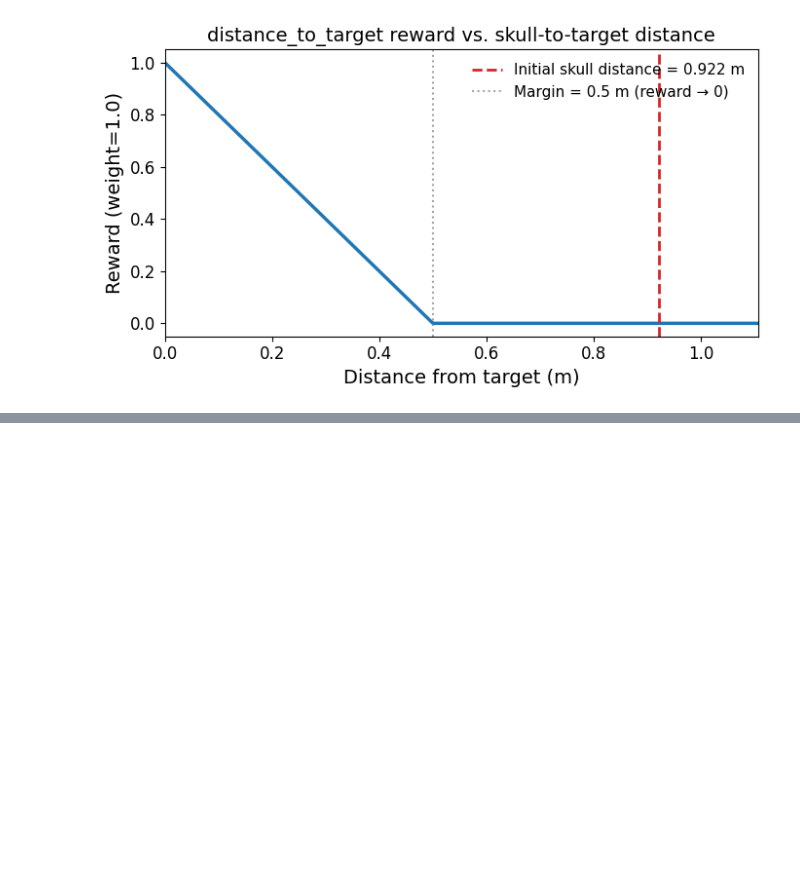
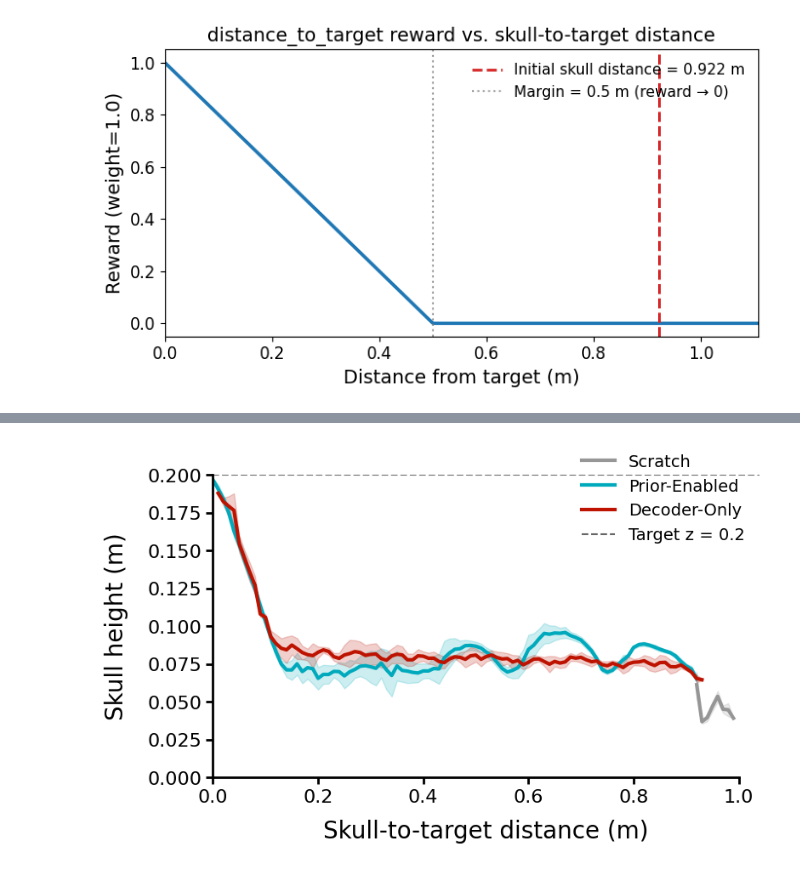
Before and after one commit to asirbu77/SCAMPER, a Jupyter notebook: notebooks/analysis/walk_rear_multi_model.ipynb, the cells around one changed output, grey strips where cells are left out. Cells and saved outputs as stored; diff of their text form; code cells hidden in the pictures; blank space fills up the shorter version.

```diff
--- a/notebooks/analysis/walk_rear_multi_model.ipynb
+++ b/notebooks/analysis/walk_rear_multi_model.ipynb
@@ -605,0 +664,87 @@ Saved to /home/mila/a/aidan.sirbu/SCAMPER/notebooks/plots/rl_performance/walk_re
+# %%
+# Plot skull z-height vs distance to target for all training modes (combined seaborn lineplot)
+import seaborn as sns
+import matplotlib.pyplot as plt
+import pandas as pd
+from pathlib import Path
+
+save_dir = Path("/home/mila/a/aidan.sirbu/SCAMPER/notebooks/plots/rl_performance")
+save_dir.mkdir(parents=True, exist_ok=True)
+save_name = "walk_rear_skull_height"
+
+MODE_LABELS = {
+    "scratch": "Scratch",
+    "prior_decoder": "Prior-Enabled",
+    "decoder_only": "Decoder-Only",
+}
+MODE_ORDER = ["scratch", "prior_decoder", "decoder_only"]
+modes_with_data = [m for m in MODE_ORDER if m in grouped]
+
+# Target z from the first rollout's config (all share the same target)
+target_z = 0.2  # config["env"]["target_z"] for all checkpoints
+
+# Build long-format DataFrame for seaborn, binning distance to 0.01 m
+plot_rows = []
+for mode in modes_with_data:
+    for r in grouped[mode]:
+        for d, z in zip(r["distances"], r["skull_z"]):
+            plot_rows.append({
+                "Skull-to-target distance (m)": np.round(d, 2),
+                "Skull height (m)": z,
+                "Training Mode": MODE_LABELS[mode],
+            })
+
+df_plot = pd.DataFrame(plot_rows)
+
+palette = {
+    "Prior-Enabled": tuple(c / 255 for c in (0, 170, 188)),
+    "Decoder-Only": tuple(c / 255 for c in (189, 19, 0)),
+    "Scratch": tuple(c / 255 for c in (150, 150, 150)),
+}
+hue_order = [MODE_LABELS[m] for m in modes_with_data]
+
+fig, ax = plt.subplots(figsize=(8, 5))
+
+sns.lineplot(
+    data=df_plot,
+    x="Skull-to-target distance (m)",
+    y="Skull height (m)",
+    hue="Training Mode",
+    hue_order=hue_order,
+    palette=palette,
+    errorbar="sd",
+    linewidth=3,
+    ax=ax,
+)
+
+# Horizontal line at target z
+ax.axhline(target_z, color="black", linestyle="--", linewidth=1.5, alpha=0.6, label=f"Target z = {target_z}")
+
+ax.set_xlabel("Skull-to-target distance (m)", fontsize=20, labelpad=12)
+ax.set_ylabel("Skull height (m)", fontsize=20, labelpad=16)
+ax.tick_params(labelsize=16, width=2, length=6)
+ax.set_xlim(left=0)
+ax.set_ylim(bottom=0, top=0.2)
+
+sns.despine(ax=ax)
+
+# Bound spines to meet at the origin
+xticks = [t for t in ax.get_xticks() if 0 <= t <= ax.get_xlim()[1]]
+yticks = [t for t in ax.get_yticks() if 0 <= t <= ax.get_ylim()[1]]
+ax.spines["bottom"].set_bounds(0, xticks[-1])
+ax.spines["left"].set_bounds(0, yticks[-1])
+
+for spine in ["left", "bottom"]:
+    ax.spines[spine].set_linewidth(2)
+
+ax.legend(fontsize=14, frameon=False, loc="upper right", bbox_to_anchor=(1.0, 1.12))
+
+plt.tight_layout()
+
+fig.savefig(save_dir / f"{save_name}.pdf", bbox_inches="tight")
+fig.savefig(save_dir / f"{save_name}.svg", bbox_inches="tight")
+fig.savefig(save_dir / f"{save_name}.png", bbox_inches="tight")
+print(f"Saved to {save_dir / save_name}.[pdf|svg|png]")
+
+plt.show()
+# %% [output]
@@ -605,0 +752 @@ Saved to /home/mila/a/aidan.sirbu/SCAMPER/notebooks/plots/rl_performance/walk_re
+[figure, added]
```
Also changed, not shown: parts of 10 cells of this notebook.
